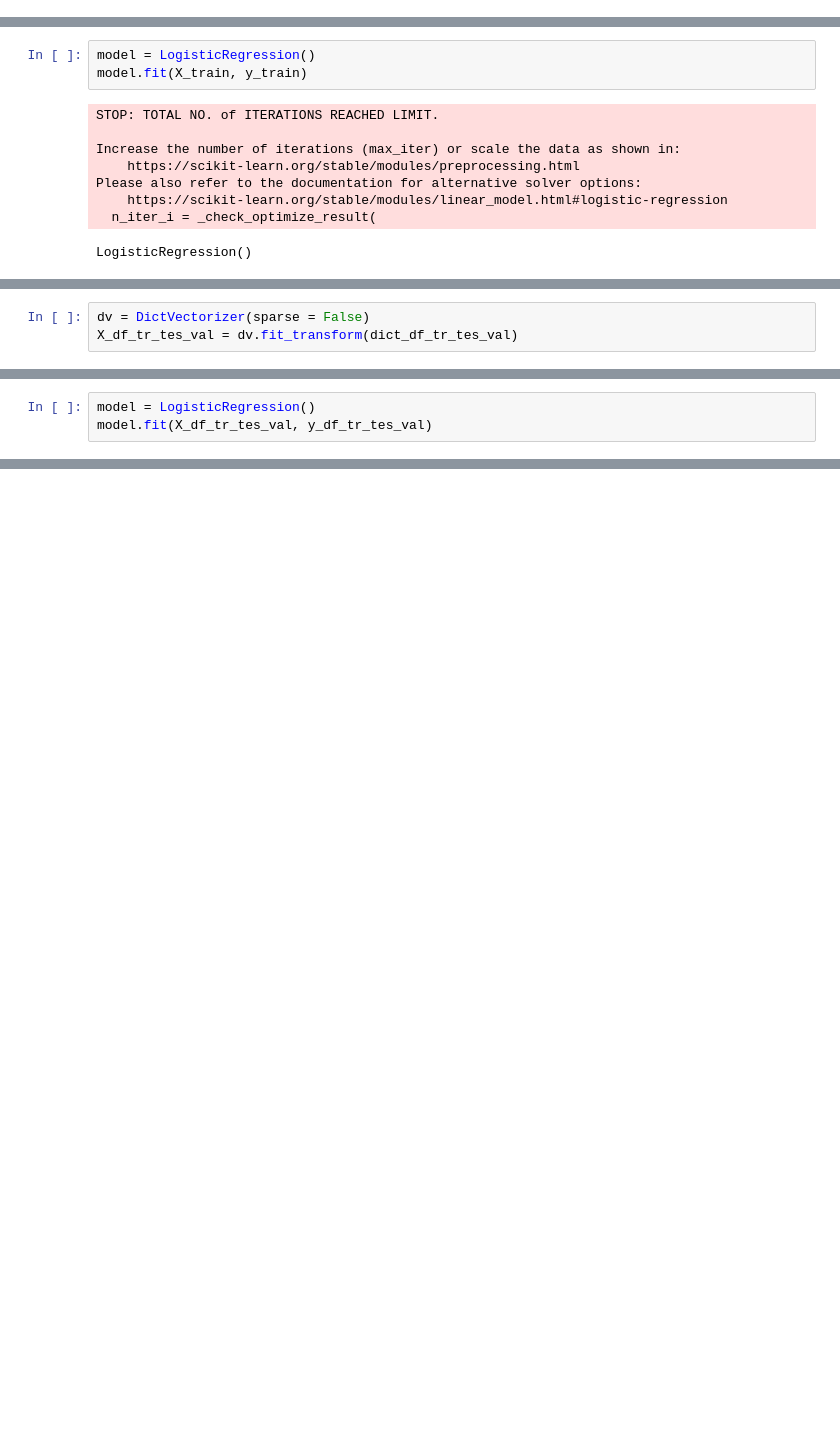
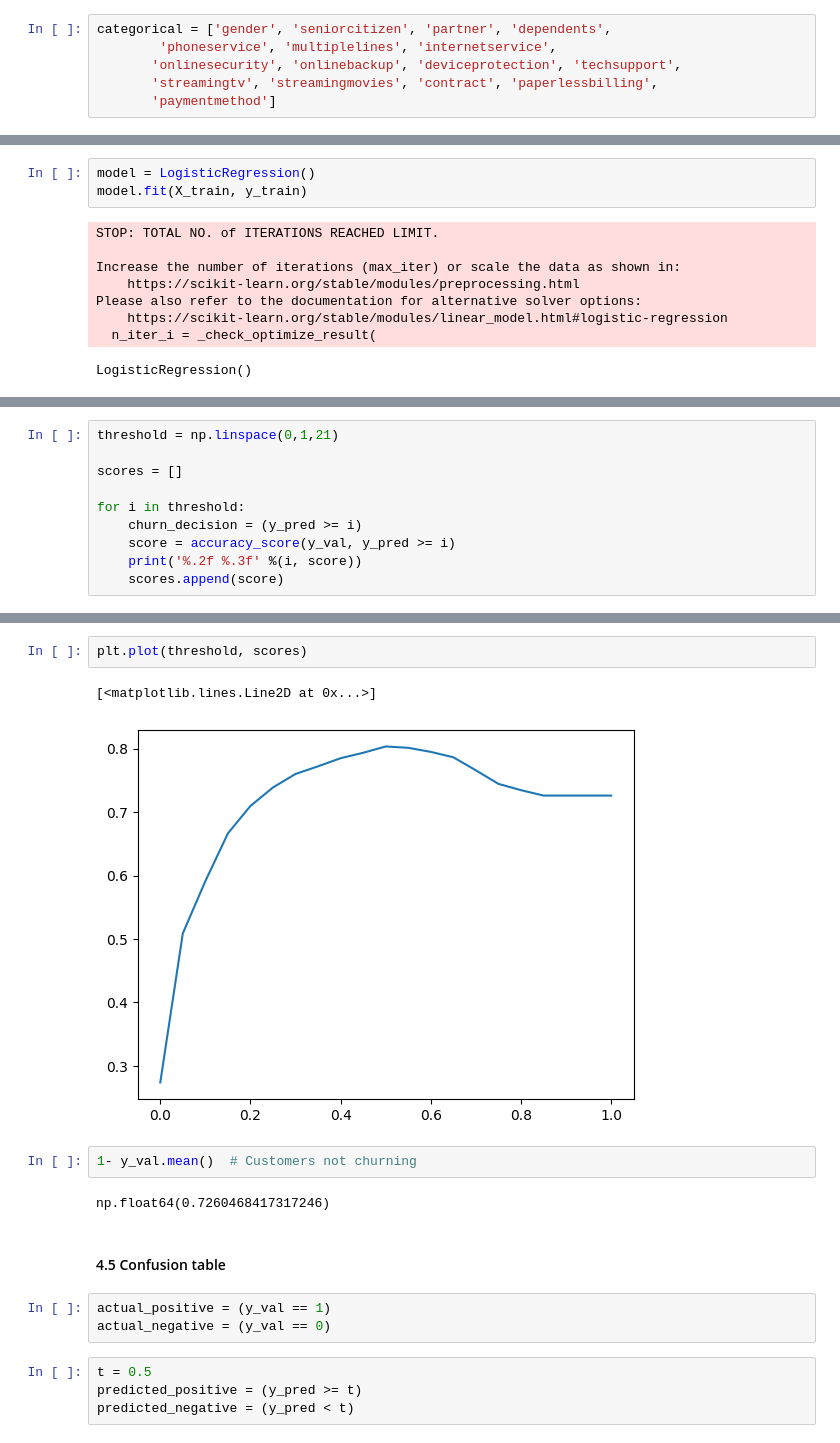
Before and after one commit to Calvincordula/ML-Engineering-Zoomcamp, a Jupyter notebook: 04-Model Evaluation/Churn_prediction_model_evaluation.ipynb, the cells around one changed output, grey strips where cells are left out. Saved outputs shown, nothing was run; the diff lists cells and outputs as text; blank space fills up the shorter version.

Commit message:
Churn_prediction_model_evaluation

```diff
--- a/04-Model Evaluation/Churn_prediction_model_evaluation.ipynb
+++ b/04-Model Evaluation/Churn_prediction_model_evaluation.ipynb
@@ -453,0 +95,6 @@ from sklearn.linear_model import LogisticRegression
+# %%
+categorical = ['gender', 'seniorcitizen', 'partner', 'dependents',
+        'phoneservice', 'multiplelines', 'internetservice',
+       'onlinesecurity', 'onlinebackup', 'deviceprotection', 'techsupport',
+       'streamingtv', 'streamingmovies', 'contract', 'paperlessbilling',
+       'paymentmethod']
@@ -575,3 +129,0 @@ dict_df_tr_tes_val = df_tr_tes_val[categorical + numerical].to_dict(orient='reco
-# %%
-dv = DictVectorizer(sparse = False)
-X_df_tr_tes_val = dv.fit_transform(dict_df_tr_tes_val)
@@ -580,3 +129,0 @@ y_df_tr_tes_val = df_tr_tes_val.churn.values
-# %%
-model = LogisticRegression()
-model.fit(X_df_tr_tes_val, y_df_tr_tes_val)
@@ -656,0 +147,10 @@ np.int64(0)
+# %%
+threshold = np.linspace(0,1,21)
+
+scores = []
+
+for i in threshold:
+    churn_decision = (y_pred >= i)
+    score = accuracy_score(y_val, y_pred >= i)
+    print('%.2f %.3f' %(i, score))
+    scores.append(score)
@@ -656,0 +175,18 @@ np.int64(0)
+# %%
+plt.plot(threshold, scores)
+# %% [output]
+[<matplotlib.lines.Line2D at 0x...>]
+[figure, added]
+# %%
+1- y_val.mean()  # Customers not churning
+# %% [output]
+np.float64(0.7260468417317246)
+# %% [markdown]
+#### 4.5 Confusion table
+# %%
+actual_positive = (y_val == 1)
+actual_negative = (y_val == 0)
+# %%
+t = 0.5
+predicted_positive = (y_pred >= t)
+predicted_negative = (y_pred < t)
```
Also changed, not shown: parts of 169 cells of this notebook.
